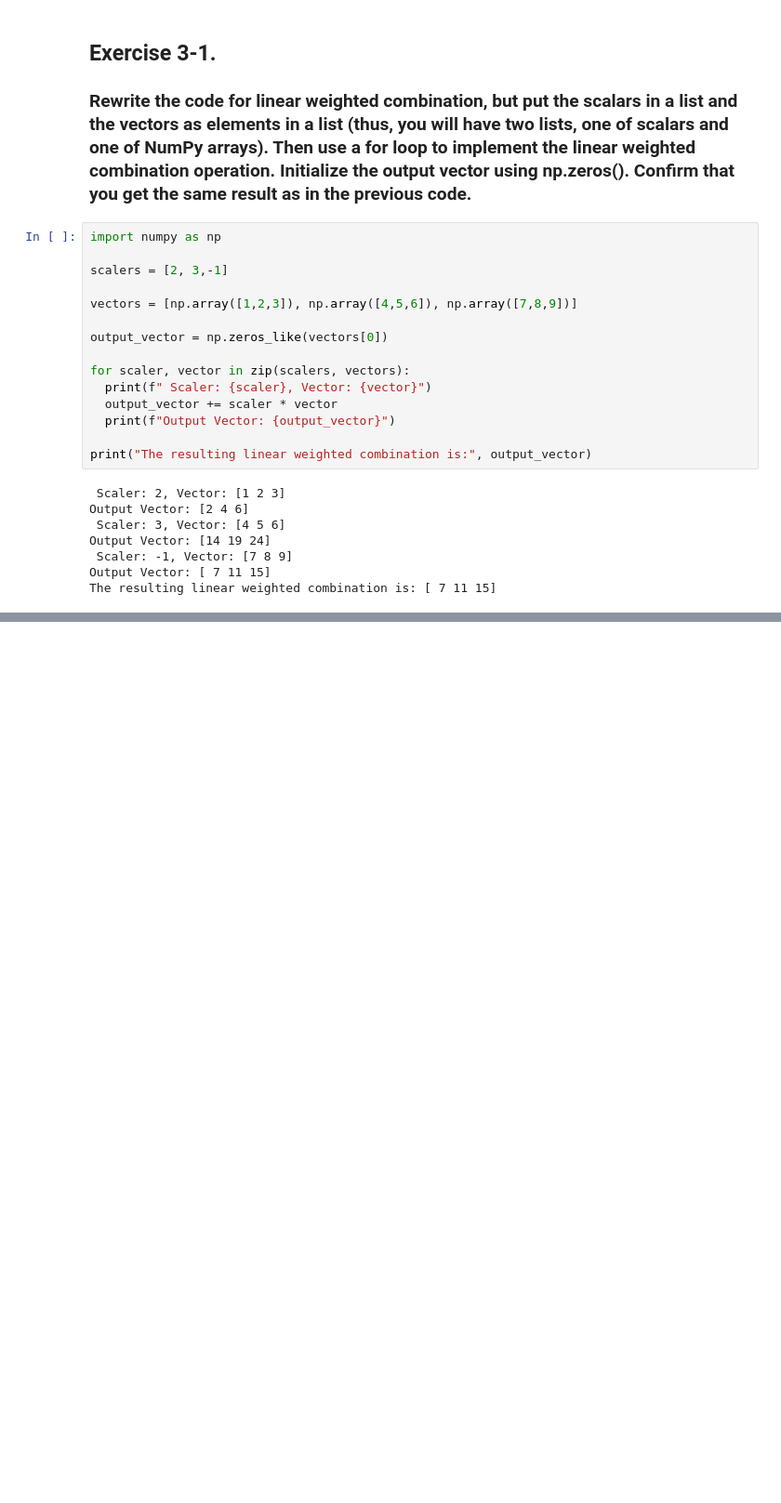
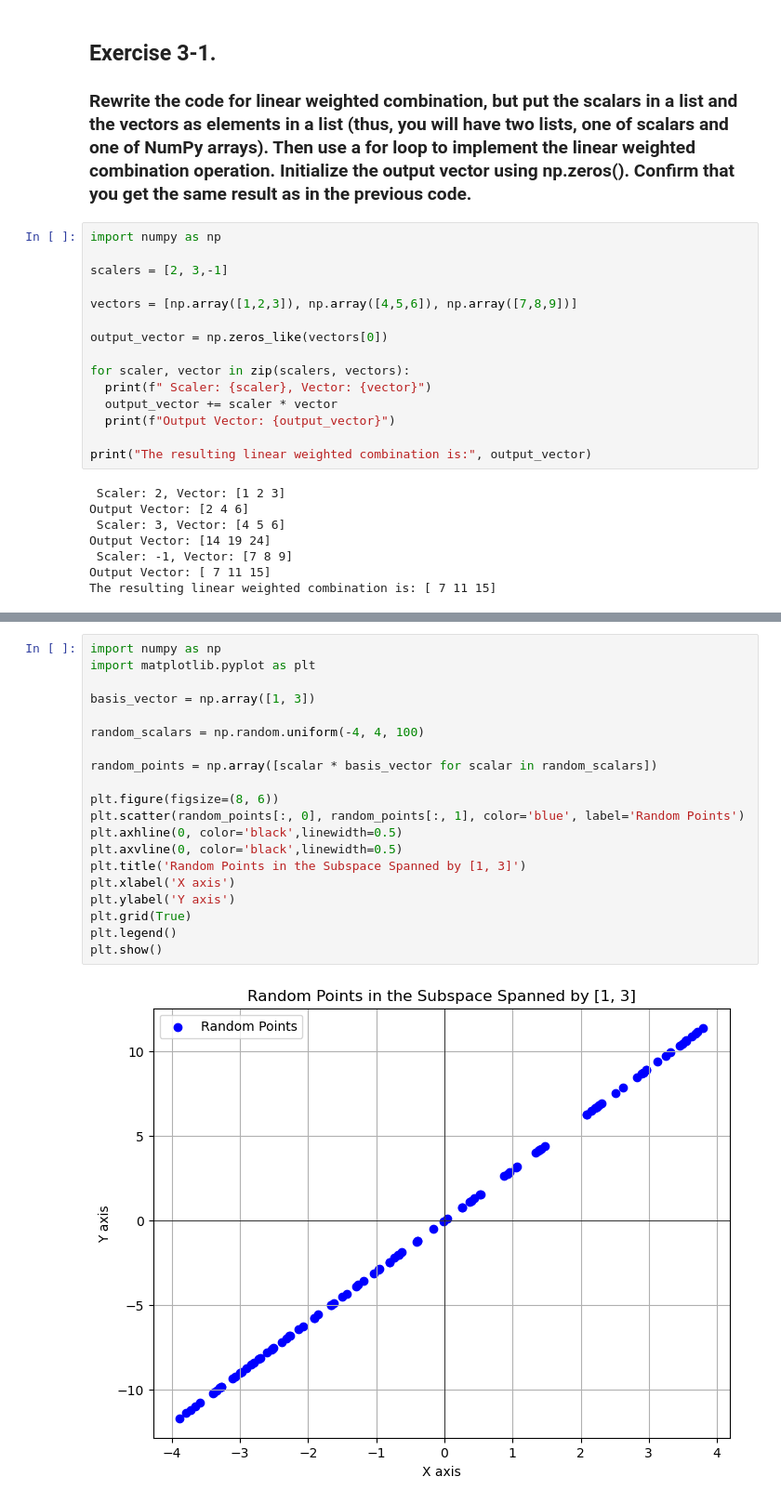
Before and after one commit to MaukanMir/AI-ML-Learning, a Jupyter notebook: Mathematics/Linear-Algebra/vector-part-2.ipynb, the cells around one changed output, grey strips where cells are left out. Shown at 93% size. Cells and saved outputs as stored; diff of their text form; blank space fills up the shorter version.

```diff
--- a/Mathematics/Linear-Algebra/vector-part-2.ipynb
+++ b/Mathematics/Linear-Algebra/vector-part-2.ipynb
@@ -40,0 +44,22 @@ The resulting linear weighted combination is: [ 7 11 15]
+# %%
+import numpy as np
+import matplotlib.pyplot as plt
+
+basis_vector = np.array([1, 3])
+
+random_scalars = np.random.uniform(-4, 4, 100)
+
+random_points = np.array([scalar * basis_vector for scalar in random_scalars])
+
+plt.figure(figsize=(8, 6))
+plt.scatter(random_points[:, 0], random_points[:, 1], color='blue', label='Random Points')
+plt.axhline(0, color='black',linewidth=0.5)
+plt.axvline(0, color='black',linewidth=0.5)
+plt.title('Random Points in the Subspace Spanned by [1, 3]')
+plt.xlabel('X axis')
+plt.ylabel('Y axis')
+plt.grid(True)
+plt.legend()
+plt.show()
+# %% [output]
+[figure, added]
```
Also changed, not shown: parts of 1 cell of this notebook.
